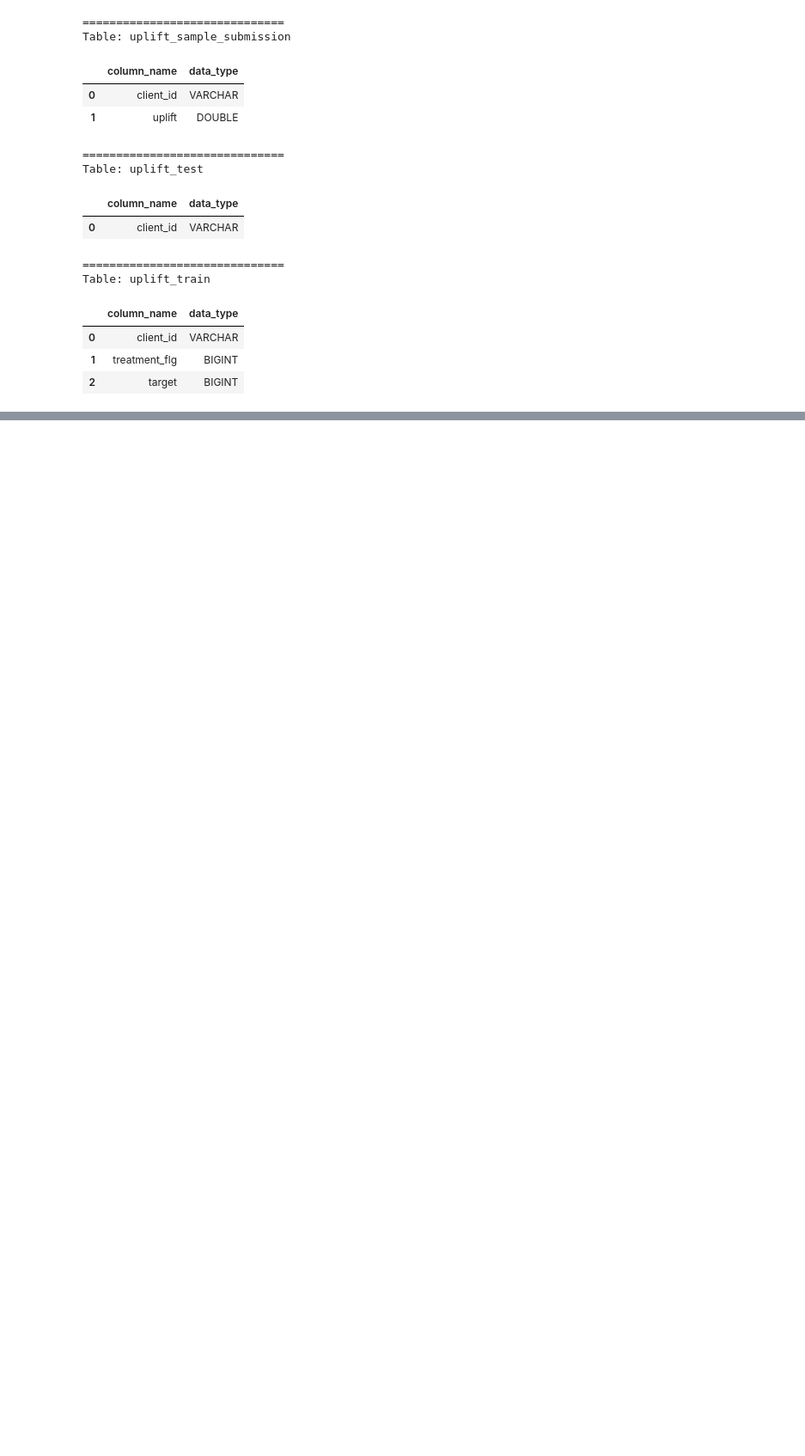
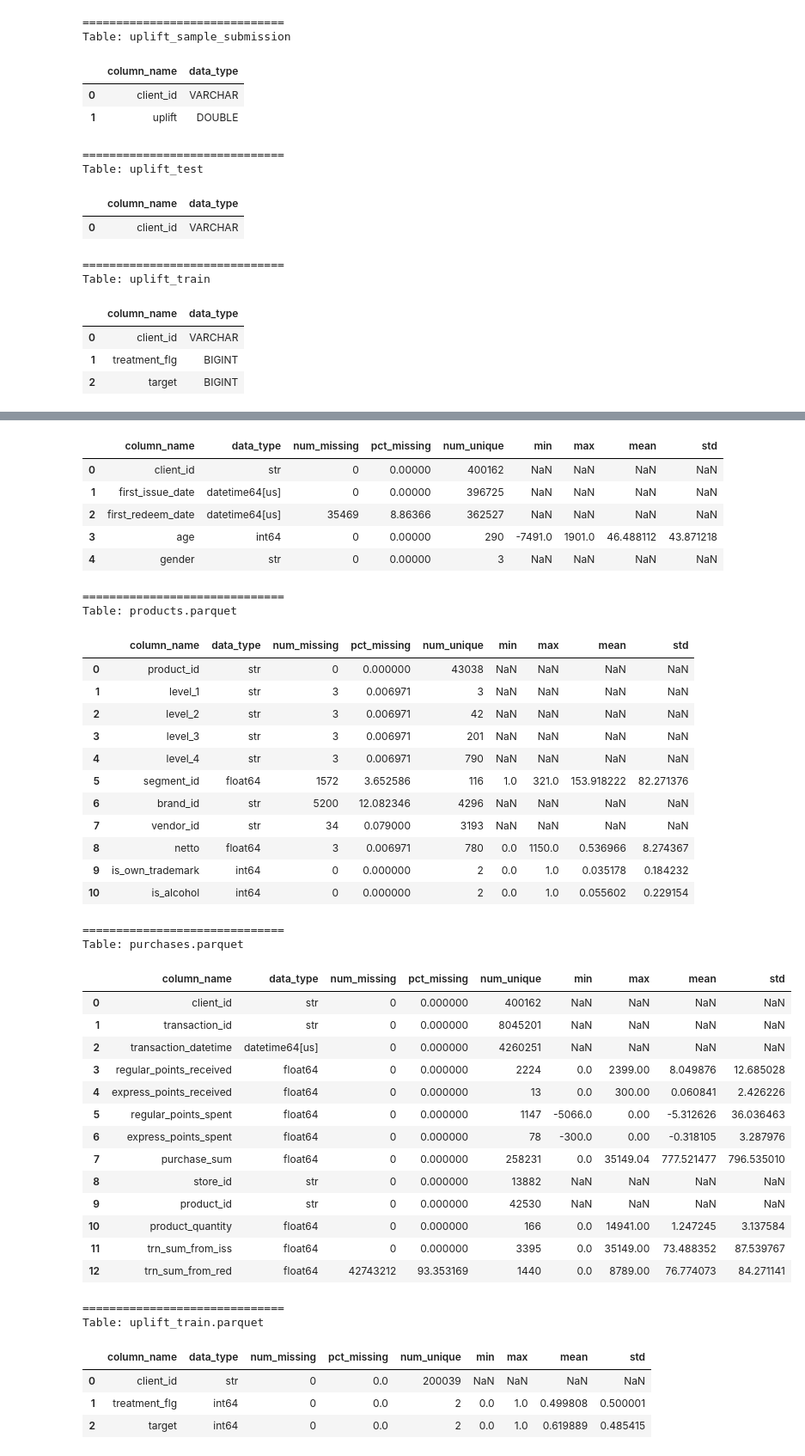
Before and after one commit to zyzsdsg/data-science-from-raw-data-to-decisions, a Jupyter notebook: notebooks/data-science.ipynb, the cells around one changed output, grey strips where cells are left out. Shown at 86% size. Cells and saved outputs as stored; diff of their text form; code cells hidden in the pictures; blank space fills up the shorter version.

Commit message:
feat(eda): add initial data exploration

```diff
--- a/notebooks/data-science.ipynb
+++ b/notebooks/data-science.ipynb
@@ -147,3 +141,32 @@ Table: uplift_train
 | 0 | client_id | VARCHAR |
 | 1 | treatment_flg | BIGINT |
 | 2 | target | BIGINT |
+# %%
+# Check the statistics of the tables
+def profile_dataframe(df):
+    profile = pd.DataFrame(index=df.columns)
+
+    profile["data_type"] = df.dtypes.astype(str)
+    profile["num_missing"] = df.isna().sum()
+    profile["pct_missing"] = df.isna().mean() * 100
+    profile["num_unique"] = df.nunique(dropna=True)
+
+    profile["min"] = df.min(numeric_only=True)
+    profile["max"] = df.max(numeric_only=True)
+    profile["mean"] = df.mean(numeric_only=True)
+    profile["std"] = df.std(numeric_only=True)
+
+    return profile.rename_axis("column_name").reset_index()
+# %%
+frame_list = ['clients.parquet', 'products.parquet',
+              'purchases.parquet', 'uplift_train.parquet']
+
+for parquet_file in frame_list:
+    parquet_path = OUTPUT_DATA_DIR / parquet_file
+    df = pd.read_parquet(parquet_path)
+    profile_df = profile_dataframe(df)
+
+    print("=" * 30)
+    print(f"Table: {parquet_file}")
+    display(profile_df)
+# %% [output]
@@ -149,0 +175,42 @@ Table: uplift_train
+|  | column_name | data_type | num_missing | pct_missing | num_unique | min | max | mean | std |
+| 0 | client_id | str | 0 | 0.00000 | 400162 | NaN | NaN | NaN | NaN |
+| 1 | first_issue_date | datetime64[us] | 0 | 0.00000 | 396725 | NaN | NaN | NaN | NaN |
+| 2 | first_redeem_date | datetime64[us] | 35469 | 8.86366 | 362527 | NaN | NaN | NaN | NaN |
+| 3 | age | int64 | 0 | 0.00000 | 290 | -7491.0 | 1901.0 | 46.488112 | 43.871218 |
+| 4 | gender | str | 0 | 0.00000 | 3 | NaN | NaN | NaN | NaN |
+==============================
+Table: products.parquet
+|  | column_name | data_type | num_missing | pct_missing | num_unique | min | max | mean | std |
+| 0 | product_id | str | 0 | 0.000000 | 43038 | NaN | NaN | NaN | NaN |
+| 1 | level_1 | str | 3 | 0.006971 | 3 | NaN | NaN | NaN | NaN |
+| 2 | level_2 | str | 3 | 0.006971 | 42 | NaN | NaN | NaN | NaN |
+| 3 | level_3 | str | 3 | 0.006971 | 201 | NaN | NaN | NaN | NaN |
+| 4 | level_4 | str | 3 | 0.006971 | 790 | NaN | NaN | NaN | NaN |
+| 5 | segment_id | float64 | 1572 | 3.652586 | 116 | 1.0 | 321.0 | 153.918222 | 82.271376 |
+| 6 | brand_id | str | 5200 | 12.082346 | 4296 | NaN | NaN | NaN | NaN |
+| 7 | vendor_id | str | 34 | 0.079000 | 3193 | NaN | NaN | NaN | NaN |
+| 8 | netto | float64 | 3 | 0.006971 | 780 | 0.0 | 1150.0 | 0.536966 | 8.274367 |
+| 9 | is_own_trademark | int64 | 0 | 0.000000 | 2 | 0.0 | 1.0 | 0.035178 | 0.184232 |
+| 10 | is_alcohol | int64 | 0 | 0.000000 | 2 | 0.0 | 1.0 | 0.055602 | 0.229154 |
+==============================
+Table: purchases.parquet
+|  | column_name | data_type | num_missing | pct_missing | num_unique | min | max | mean | std |
+| 0 | client_id | str | 0 | 0.000000 | 400162 | NaN | NaN | NaN | NaN |
+| 1 | transaction_id | str | 0 | 0.000000 | 8045201 | NaN | NaN | NaN | NaN |
+| 2 | transaction_datetime | datetime64[us] | 0 | 0.000000 | 4260251 | NaN | NaN | NaN | NaN |
+| 3 | regular_points_received | float64 | 0 | 0.000000 | 2224 | 0.0 | 2399.00 | 8.049876 | 12.685028 |
+| 4 | express_points_received | float64 | 0 | 0.000000 | 13 | 0.0 | 300.00 | 0.060841 | 2.426226 |
+| 5 | regular_points_spent | float64 | 0 | 0.000000 | 1147 | -5066.0 | 0.00 | -5.312626 | 36.036463 |
+| 6 | express_points_spent | float64 | 0 | 0.000000 | 78 | -300.0 | 0.00 | -0.318105 | 3.287976 |
+| 7 | purchase_sum | float64 | 0 | 0.000000 | 258231 | 0.0 | 35149.04 | 777.521477 | 796.535010 |
+| 8 | store_id | str | 0 | 0.000000 | 13882 | NaN | NaN | NaN | NaN |
+| 9 | product_id | str | 0 | 0.000000 | 42530 | NaN | NaN | NaN | NaN |
+| 10 | product_quantity | float64 | 0 | 0.000000 | 166 | 0.0 | 14941.00 | 1.247245 | 3.137584 |
+| 11 | trn_sum_from_iss | float64 | 0 | 0.000000 | 3395 | 0.0 | 35149.00 | 73.488352 | 87.539767 |
+| 12 | trn_sum_from_red | float64 | 42743212 | 93.353169 | 1440 | 0.0 | 8789.00 | 76.774073 | 84.271141 |
+==============================
+Table: uplift_train.parquet
+|  | column_name | data_type | num_missing | pct_missing | num_unique | min | max | mean | std |
+| 0 | client_id | str | 0 | 0.0 | 200039 | NaN | NaN | NaN | NaN |
+| 1 | treatment_flg | int64 | 0 | 0.0 | 2 | 0.0 | 1.0 | 0.499808 | 0.500001 |
+| 2 | target | int64 | 0 | 0.0 | 2 | 0.0 | 1.0 | 0.619889 | 0.485415 |
```
Also changed, not shown: parts of 5 cells of this notebook.
